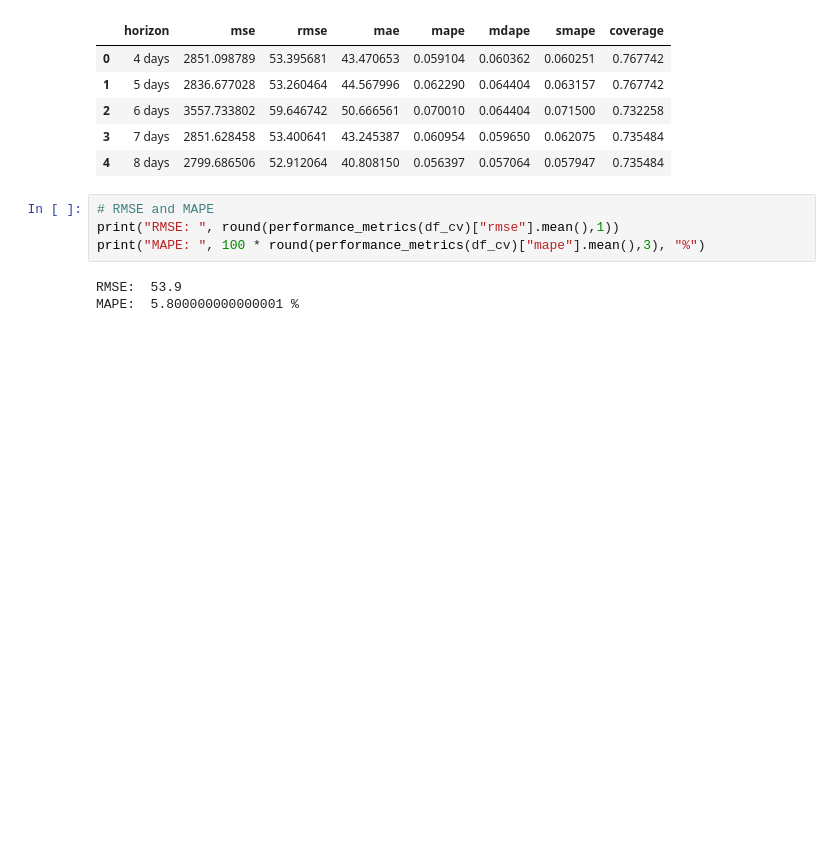
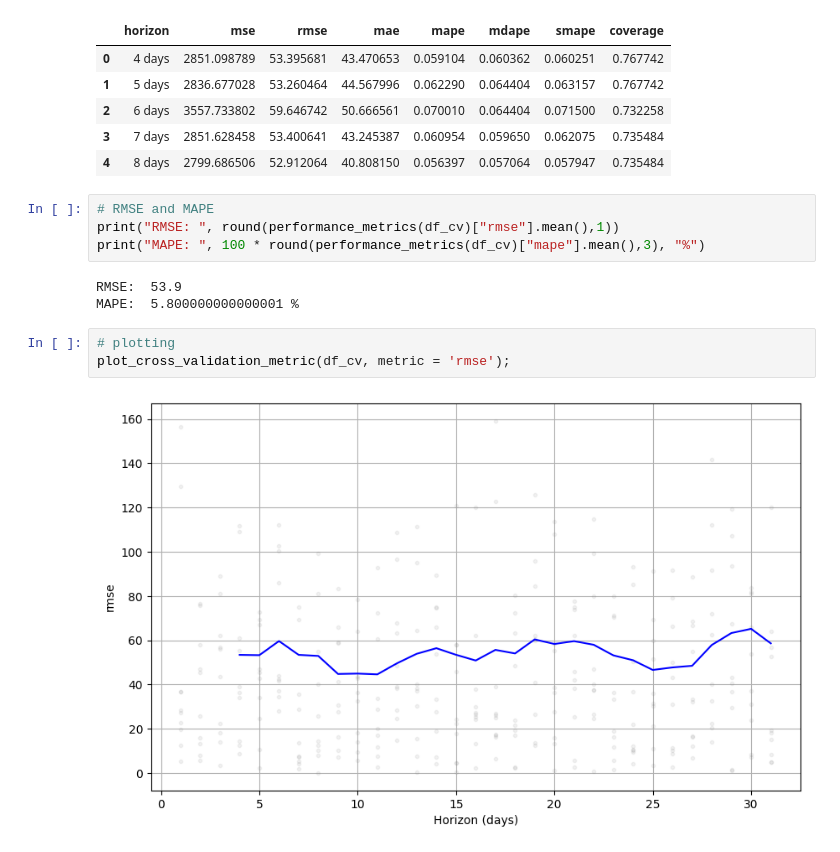
Before and after one commit to jeremysb1/forecasting, a Jupyter notebook: fbprophet_parameter_tuning.ipynb, the cells around one changed output. Cells and saved outputs as stored; diff of their text form; blank space fills up the shorter version.

Commit message:
plotted RMSE

```diff
--- a/fbprophet_parameter_tuning.ipynb
+++ b/fbprophet_parameter_tuning.ipynb
@@ -144,3 +144,8 @@ print("MAPE: ", 100 * round(performance_metrics(df_cv)["mape"].mean(),3), "%")
 # %% [output]
 RMSE:  53.9
 MAPE:  5.800000000000001 %
+# %%
+# plotting
+plot_cross_validation_metric(df_cv, metric = 'rmse');
+# %% [output]
+[figure, added]
```
